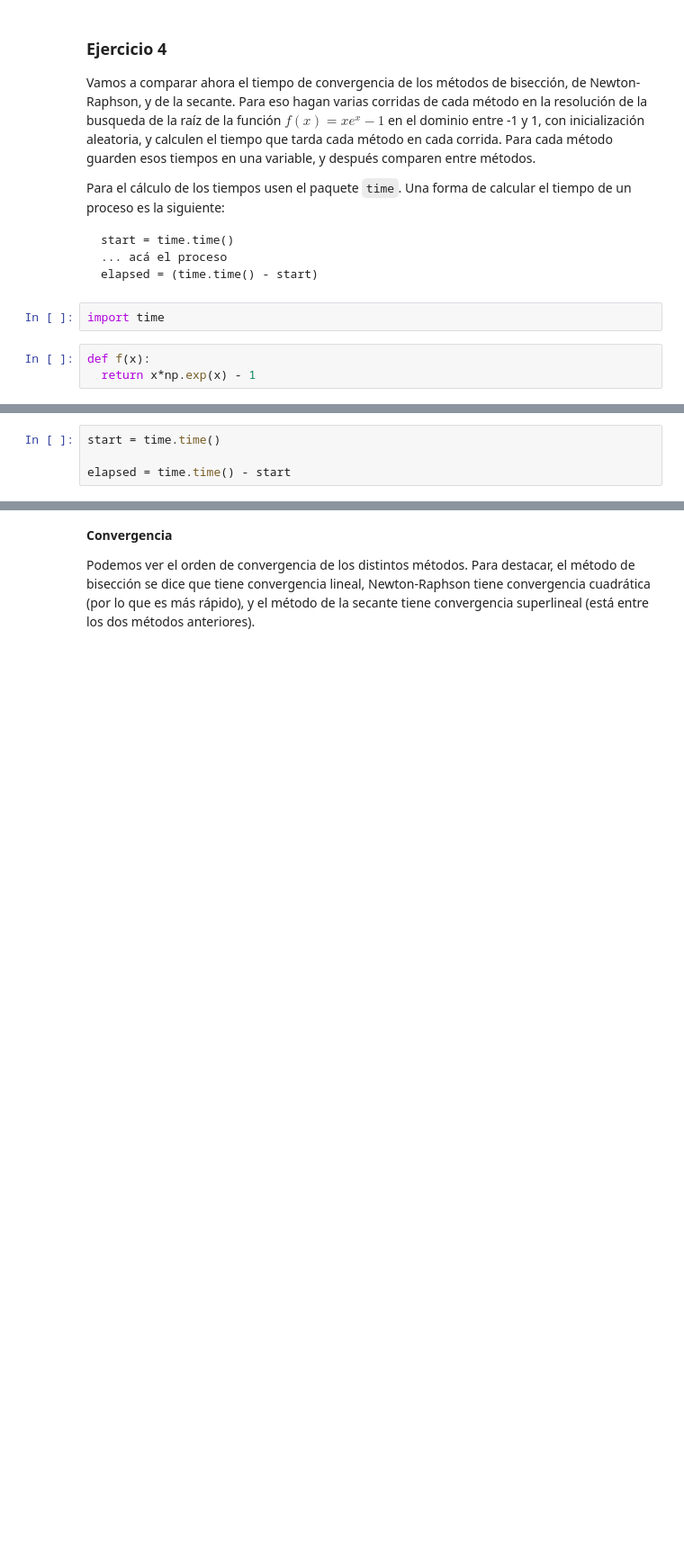
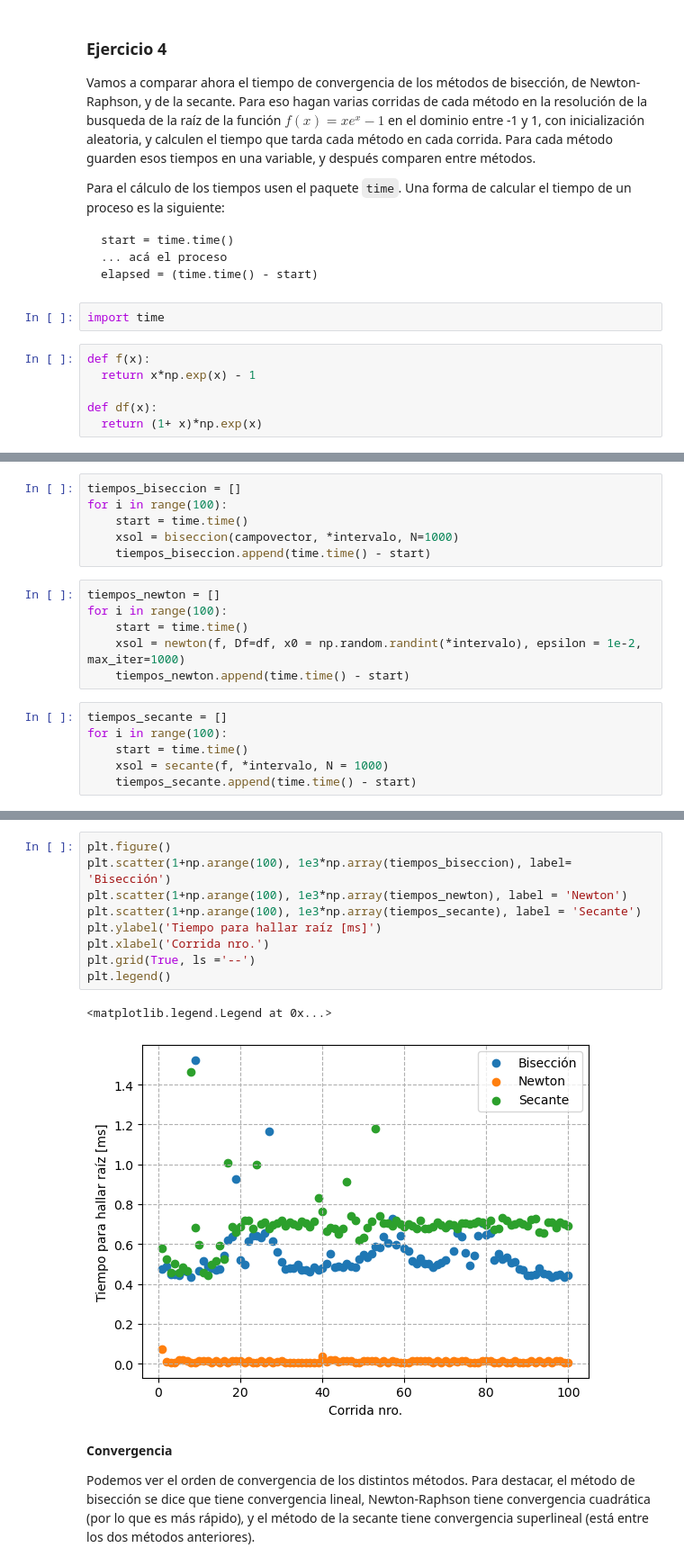
Before and after one commit to lexisantos/modeladocontinuo_uba, a Jupyter notebook: Lab01_Raices.ipynb, the cells around one changed output, grey strips where cells are left out. Shown at 90% size. Cells and saved outputs as stored; diff of their text form; blank space fills up the shorter version.

```diff
--- a/Lab01_Raices.ipynb
+++ b/Lab01_Raices.ipynb
@@ -537,5 +558,8 @@ import time
 # %%
 def f(x):
   return x*np.exp(x) - 1
+
+def df(x):
+  return (1+ x)*np.exp(x)
 # %%
 intervalo = [-1, 1]
@@ -543,4 +566,18 @@ x =
 # %%
-start = time.time()
-
-elapsed = time.time() - start
+tiempos_biseccion = []
+for i in range(100):
+    start = time.time()
+    xsol = biseccion(campovector, *intervalo, N=1000)
+    tiempos_biseccion.append(time.time() - start)
+# %%
+tiempos_newton = []
+for i in range(100):
+    start = time.time()
+    xsol = newton(f, Df=df, x0 = np.random.randint(*intervalo), epsilon = 1e-2, max_iter=1000)
+    tiempos_newton.append(time.time() - start)
+# %%
+tiempos_secante = []
+for i in range(100):
+    start = time.time()
+    xsol = secante(f, *intervalo, N = 1000)
+    tiempos_secante.append(time.time() - start)
@@ -547,3 +602,15 @@ elapsed = time.time() - start
+# %%
+plt.figure()
+plt.scatter(1+np.arange(100), 1e3*np.array(tiempos_biseccion), label= 'Bisección')
+plt.scatter(1+np.arange(100), 1e3*np.array(tiempos_newton), label = 'Newton')
+plt.scatter(1+np.arange(100), 1e3*np.array(tiempos_secante), label = 'Secante')
+plt.ylabel('Tiempo para hallar raíz [ms]')
+plt.xlabel('Corrida nro.')
+plt.grid(True, ls ='--')
+plt.legend()
+# %% [output]
+<matplotlib.legend.Legend at 0x...>
+[figure, added]
 # %% [markdown]
 **Convergencia**
 
```
Also changed, not shown: parts of 17 cells of this notebook, 1 other file.
